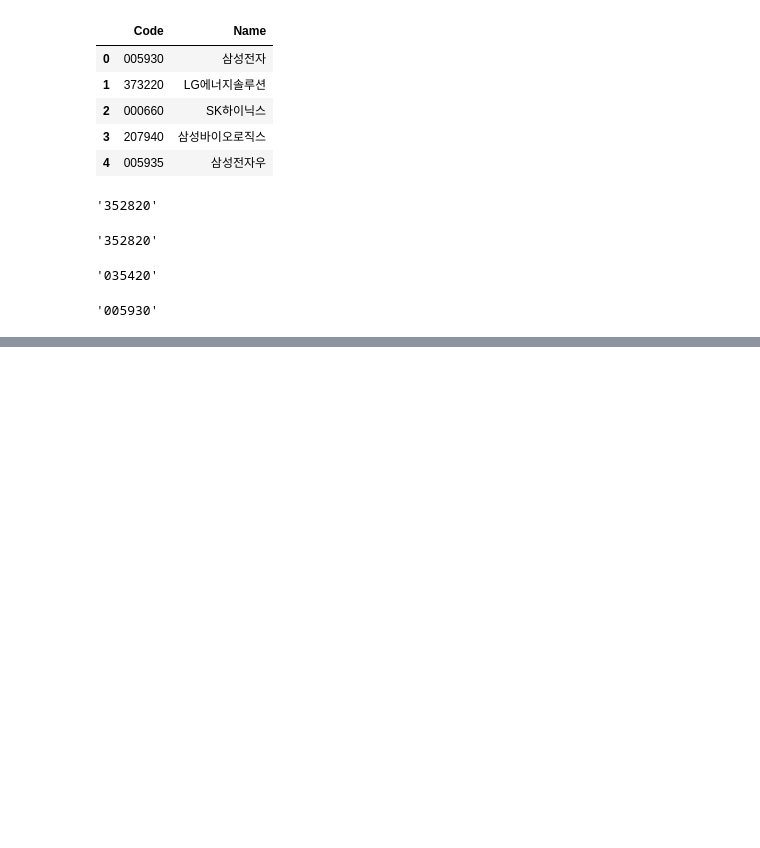
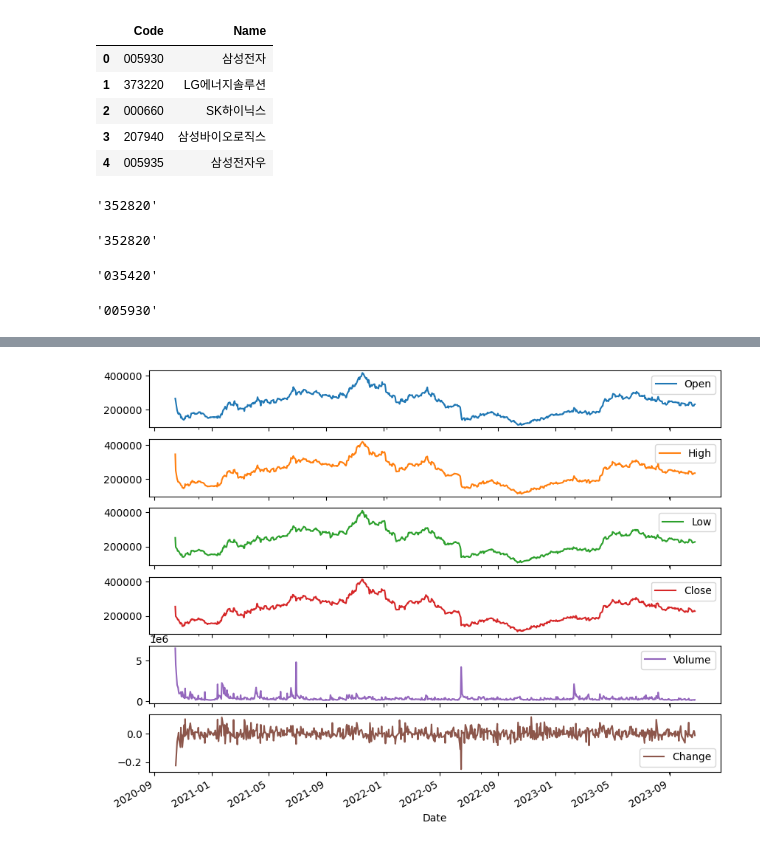
Before and after one commit to won195/TIL, a Jupyter notebook: KRX_한국_거래소_전체_주식_종목_리스트_이거_하나면_코드_한_줄로_수집_가능하다?!_FinanceDataReader.ipynb, the cells around one changed output, grey strips where cells are left out. Drawn from its saved outputs; the diff is of its cells as text; code cells hidden in the pictures; blank space fills up the shorter version.

```diff
--- a/KRX_한국_거래소_전체_주식_종목_리스트_이거_하나면_코드_한_줄로_수집_가능하다?!_FinanceDataReader.ipynb
+++ b/KRX_한국_거래소_전체_주식_종목_리스트_이거_하나면_코드_한_줄로_수집_가능하다?!_FinanceDataReader.ipynb
@@ -117,0 +181,4 @@ item_code_by_item_name("삼성전자")
+# %%
+g = stock_daily.plot(subplots=True, figsize=(10,8))
+# %% [output]
+[figure, added]
```
Also changed, not shown: parts of 16 cells of this notebook.
